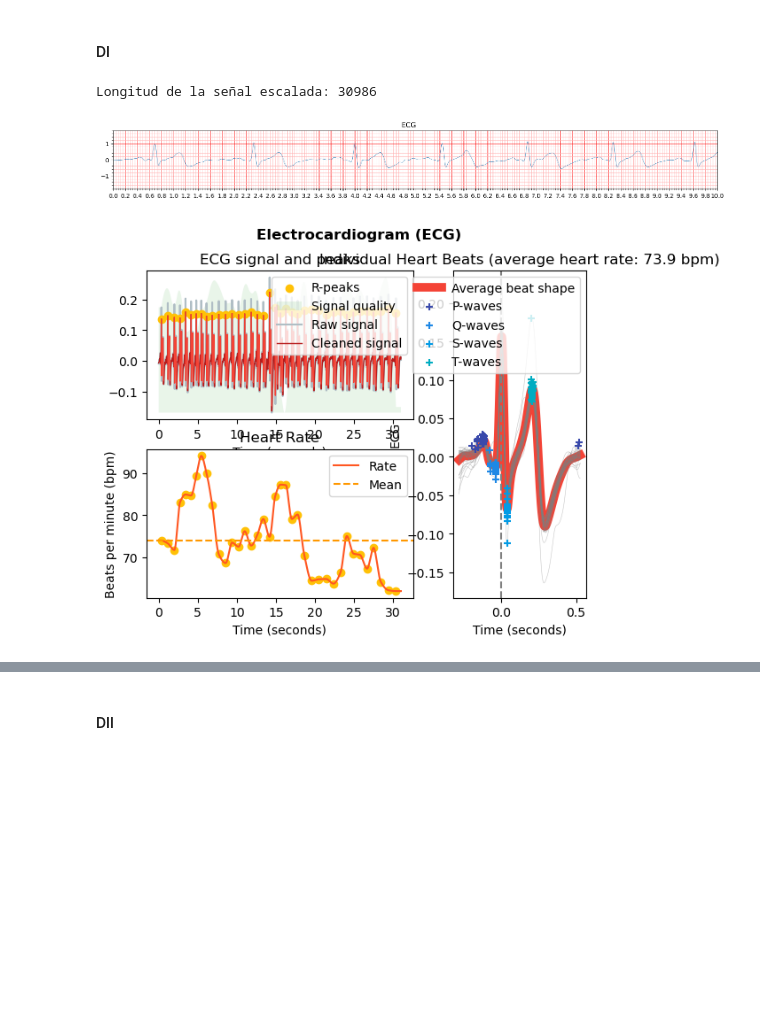
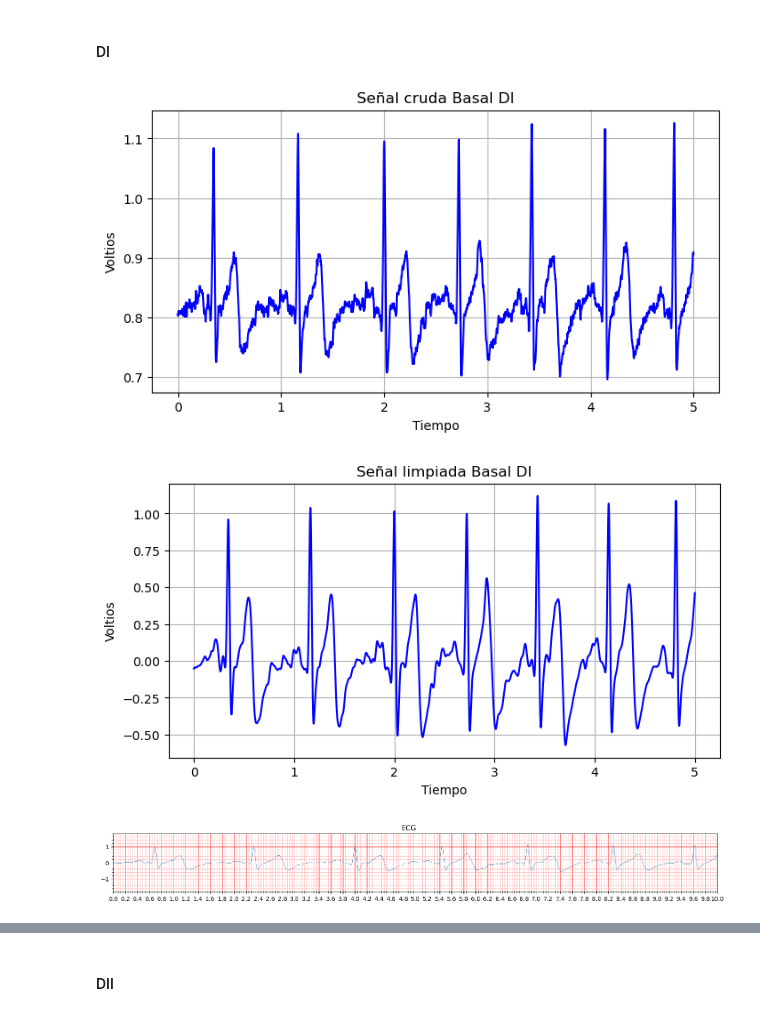
Before and after one commit to Razzzon/PROYECTO_ISB, a Jupyter notebook: ISB/LAB10 - Procesamiento de ECG/Readme.ipynb, the cells around one changed output, grey strips where cells are left out. Drawn from its saved outputs; the diff is of its cells as text; code cells hidden in the pictures; blank space fills up the shorter version.

```diff
--- a/ISB/LAB10 - Procesamiento de ECG/Readme.ipynb
+++ b/ISB/LAB10 - Procesamiento de ECG/Readme.ipynb
@@ -27,8 +27,8 @@
 #### DI
 # %%
 R1 = funcion_leer("basal/R1.txt")  # Carga la señal cruda desde un archivo
-report, signals, info = procesar_ecg(R1)
+report, signals, info = procesar_ecg(R1,"Basal DI")
 # %% [output]
-Longitud de la señal escalada: 30986
-[figure, old version]
+[figure, new version]
-[figure, old version]
+[figure, new version]
+[figure, added]
```
Also changed, not shown: parts of 3 cells of this notebook.
